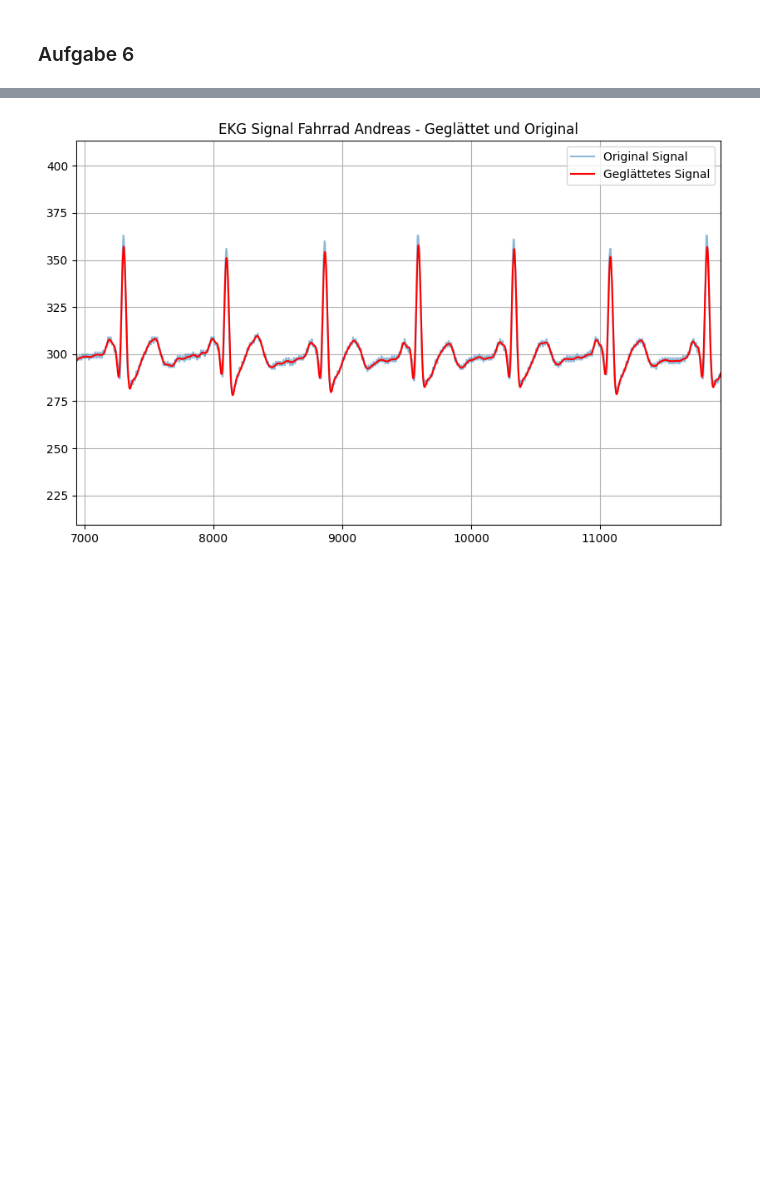
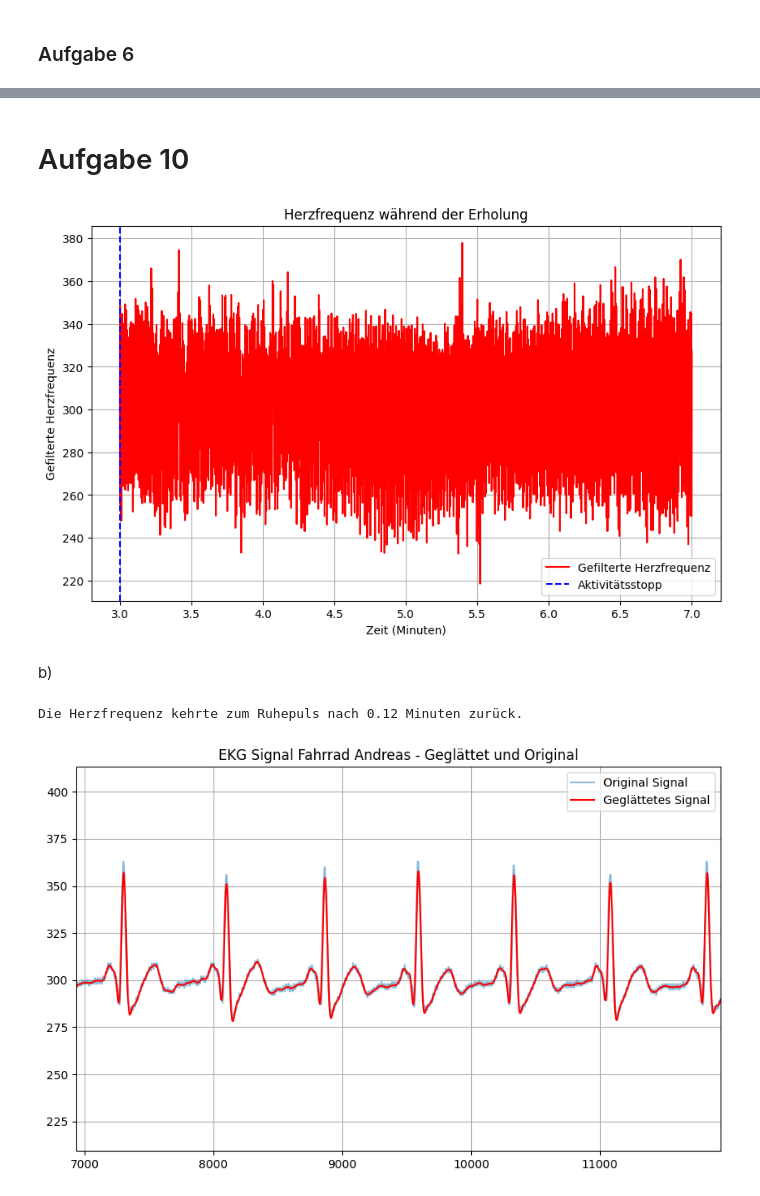
Before and after one commit to VPaulineC/Praktikum-2, a Jupyter notebook: Praktikum_2.ipynb, the cells around one changed output, grey strips where cells are left out. Cells and saved outputs as stored; diff of their text form; code cells hidden in the pictures; blank space fills up the shorter version.

```diff
--- a/Praktikum_2.ipynb
+++ b/Praktikum_2.ipynb
@@ -386,3 +440,54 @@ Distance: 350 ms, Anzahl der erkannten Peaks: 619
+# %% [markdown]
+# Aufgabe 10
+# %%
+# Definiere den Zeitraum für das Plotten der ersten 4 Minuten nach dem Aktivitätsstopp
+start_time = 3 * 60 * 1000  # 3 Minuten in Millisekunden
+end_time = start_time + 4 * 60 * 1000  # 4 Minuten später in Millisekunden
+
+# Filtere die Daten im angegebenen Zeitraum
+mask = (df['Millis'] >= start_time) & (df['Millis'] <= end_time)
+time_ms_activity = time_ms[mask]
+ecg_filtered_activity = ecg_filtered[mask]
+
+# Plotten der gefilterten Herzfrequenz
+plt.figure(figsize=(10, 6))
+plt.plot(time_ms_activity, ecg_filtered_activity, label='Gefilterte Herzfrequenz', color='red')
+plt.axvline(x=(start_time / (1000 * 60)), color='blue', linestyle='--', label='Aktivitätsstopp')
+plt.title('Herzfrequenz während der Erholung')
+plt.xlabel('Zeit (Minuten)')
+plt.ylabel('Gefilterte Herzfrequenz')
+plt.legend()
+plt.grid()
+plt.show()
+# %% [output]
+[figure, added]
+# %% [markdown]
+b)
+# %%
+# Bestimmen des Ruhepulses: Durchschnitt der ersten 7 Minuten (bis zum start_index)
+start_index = int(7 * 60 * 1000 / (df['Millis'][1] - df['Millis'][0]))  # Umrechnung in Index für 7 Minuten
+resting_heart_rate = ecg_filtered[:start_index].mean()  # Durchschnitt des Ruhepulses vor der Aktivität
+
+# Jetzt filtern wir die Daten für den Zeitraum nach der Aktivität (ab Minute 7)
+start_time = 7 * 60 * 1000  # 7 Minuten in Millisekunden
+end_time = start_time + 4 * 60 * 1000  # 4 Minuten später, um 4 Minuten der Erholung zu betrachten
+
+# Filtern der Daten im Zeitraum nach Minute 7
+mask = (df['Millis'] >= start_time) & (df['Millis'] <= end_time)
+time_ms_activity = pd.Series(time_ms[mask]).reset_index(drop=True)
+ecg_filtered_activity = pd.Series(ecg_filtered[mask]).reset_index(drop=True)
+
+# Suchen des Zeitpunkts, an dem die Herzfrequenz den Ruhepuls wieder erreicht
+recovery_index = np.where(ecg_filtered_activity <= resting_heart_rate)[0]
+
+# Sicherstellen, dass es einen Index gibt, der den Ruhepuls überschreitet
+if len(recovery_index) > 0:
+    recovery_time = time_ms_activity[recovery_index[0]]  # Der erste Zeitpunkt, an dem der Ruhepuls erreicht wird
+    print(f"Die Herzfrequenz kehrte zum Ruhepuls nach {recovery_time / 60:.2f} Minuten zurück.")
+else:
+    print("Die Herzfrequenz hat den Ruhepuls innerhalb des beobachteten Zeitraums nicht erreicht.")
+# %% [output]
+Die Herzfrequenz kehrte zum Ruhepuls nach 0.12 Minuten zurück.
 # %%
 # Plot Fahrrad Andreas
 df = pd.read_csv('lab2code1_Fahrrad_Andreas.csv', sep = ';')
```
Also changed, not shown: parts of 7 cells of this notebook.
